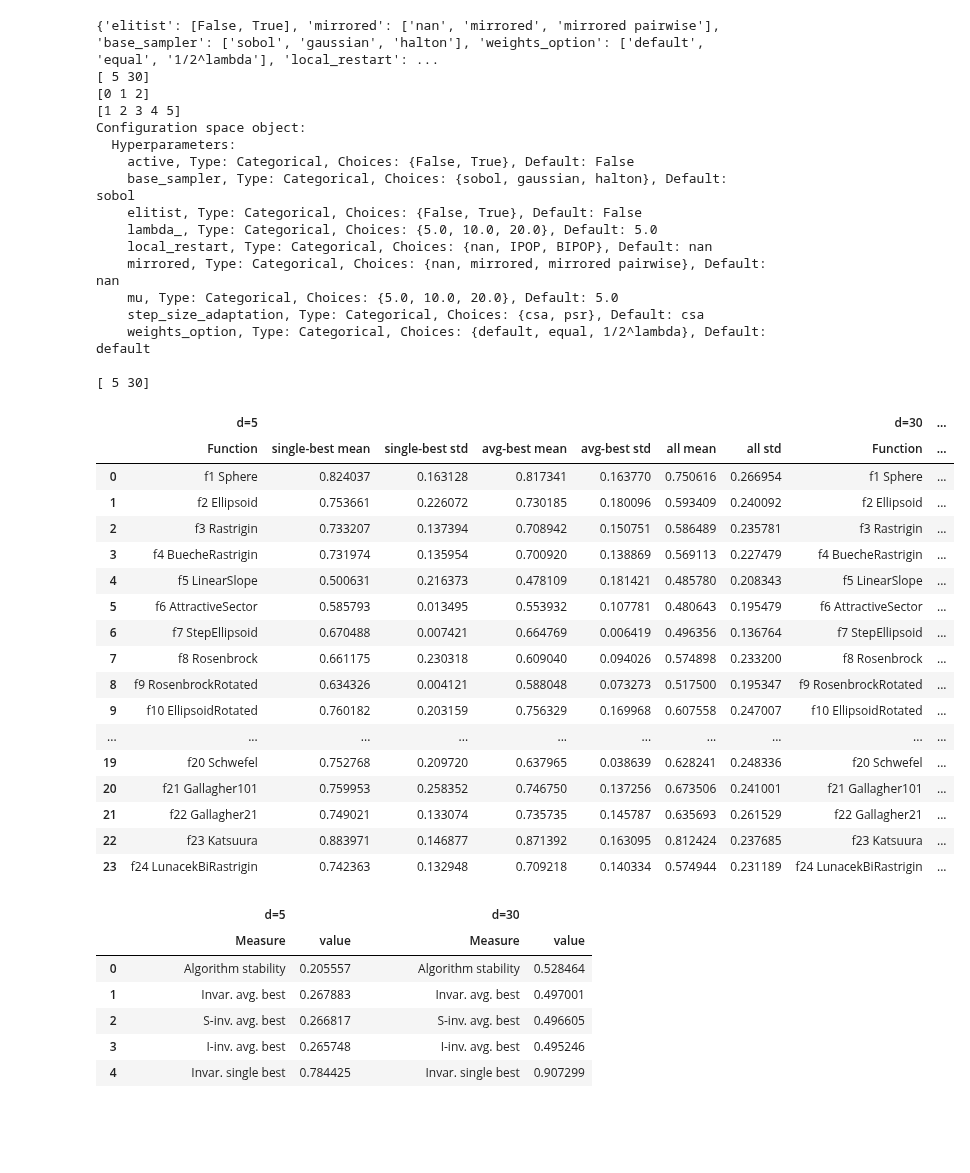
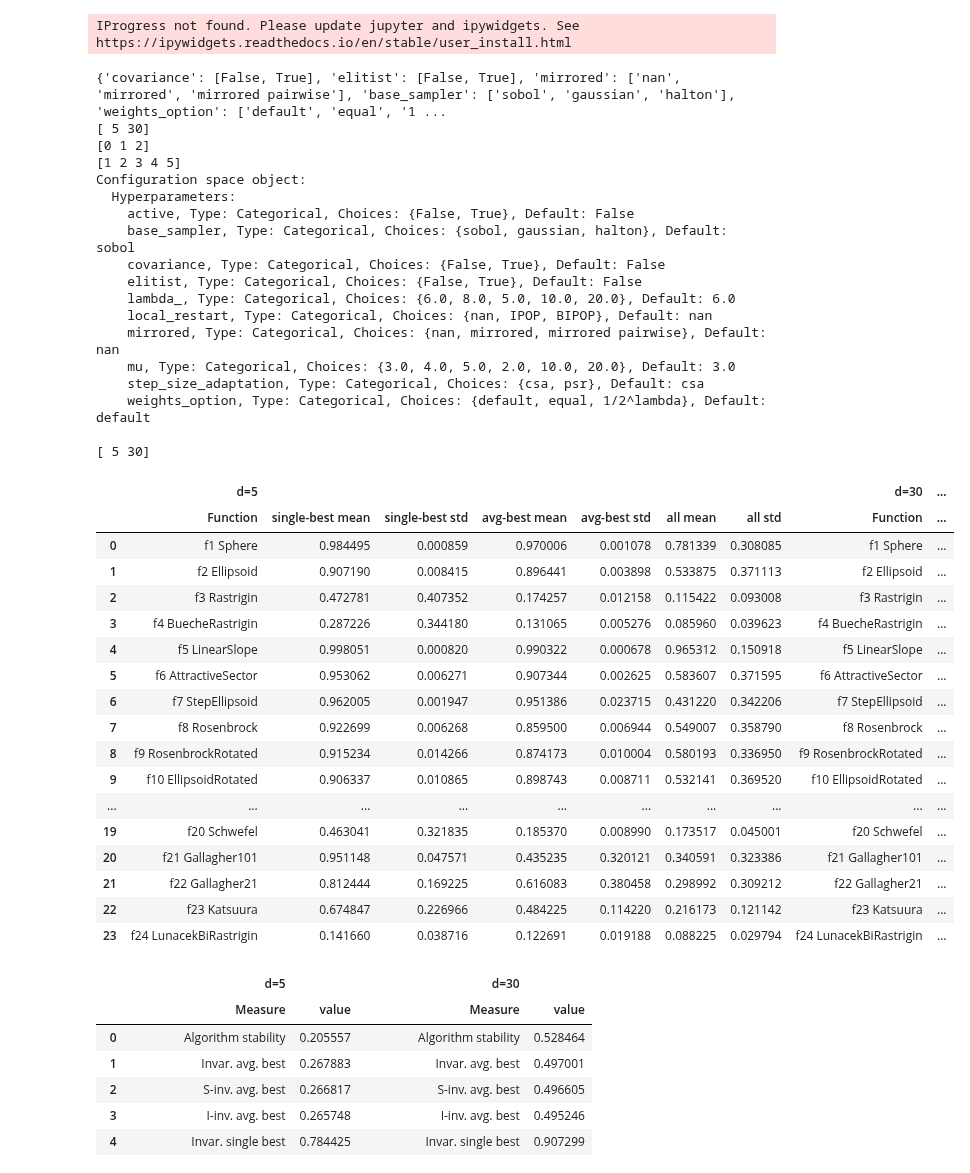
Before and after one commit to nikivanstein/ioh-explainer, a Jupyter notebook: cma_es_analyse.ipynb, the cells around one changed output. Cells and saved outputs as stored; diff of their text form; code cells hidden in the pictures; blank space fills up the shorter version.

```diff
--- a/cma_es_analyse.ipynb
+++ b/cma_es_analyse.ipynb
@@ -73,11 +12,10 @@ from ConfigSpace.util import generate_grid
 from IPython.display import display
 
 
-
 data_file = "cma_final.pkl"
-features = ['elitist', 'mirrored', 'base_sampler', 'weights_option', 'local_restart', 'step_size_adaptation', 'lambda_', 'mu']
+features = ['covariance','elitist', 'mirrored', 'base_sampler', 'weights_option', 'local_restart', 'step_size_adaptation', 'lambda_', 'mu']
 df = pd.read_pickle(data_file)
-
+#dfall = dfall.drop(columns=['Unnamed: 0'])
 
 config_dict = {}
 for f in features:
@@ -85,11 +23,13 @@ for f in features:
 
 config_dict['elitist'] = [False, True]
 config_dict['active'] = [False, True]
+config_dict['covariance'] = [False, True]
 
 print(config_dict)
 print( df['dim'].unique())
 print( df['seed'].unique())
 print( df['iid'].unique())
+
 
 cs = ConfigurationSpace(config_dict)
 
@@ -99,66 +39,68 @@ cmaes_explainer = explainer(None,
                  cs ,
                  algname="mod-CMA",
                  dims = [5,30],#, 10, 20, 40
                  fids = np.arange(1,25), #,5
                  iids = df['iid'].unique(), #20
                  reps = len( df['seed'].unique()),
                  sampling_method = "grid",  #or random
                  grid_steps_dict = {},
                  sample_size = None,  #only used with random method
                  budget = 10000, #10000
                  seed = 1,
                  verbose = True)
 
 
 cmaes_explainer.load_results(data_file)
 #for feature in features:
 #    cmaes_explainer.df[feature] = cmaes_explainer.df[feature].astype("category")
 df = cmaes_explainer.performance_stats()
 display(df.style.bar(cmap='viridis'))
 
 #cmaes_explainer.plot(partial_dependence=False, best_config=False)
 #print(de_explainer.stats[5])
 #df = de_explainer.stats[5]
 #print(df.to_latex(index=False,
 #                  float_format="{:.2f}".format,
 #                  multicolumn_format = "c"
 #))
 # %% [output]
-{'elitist': [False, True], 'mirrored': ['nan', 'mirrored', 'mirrored pairwise'], 'base_sampler': ['sobol', 'gaussian', 'halton'], 'weights_option': ['default', 'equal', '1/2^lambda'], 'local_restart': ...
-[ 5 30]
-[0 1 2]
-[1 2 3 4 5]
-Configuration space object:
-  Hyperparameters:
-    active, Type: Categorical, Choices: {False, True}, Default: False
-    base_sampler, Type: Categorical, Choices: {sobol, gaussian, halton}, Default: sobol
-    elitist, Type: Categorical, Choices: {False, True}, Default: False
-    lambda_, Type: Categorical, Choices: {5.0, 10.0, 20.0}, Default: 5.0
-    local_restart, Type: Categorical, Choices: {nan, IPOP, BIPOP}, Default: nan
-    mirrored, Type: Categorical, Choices: {nan, mirrored, mirrored pairwise}, Default: nan
-    mu, Type: Categorical, Choices: {5.0, 10.0, 20.0}, Default: 5.0
-    step_size_adaptation, Type: Categorical, Choices: {csa, psr}, Default: csa
-    weights_option, Type: Categorical, Choices: {default, equal, 1/2^lambda}, Default: default
-
-[ 5 30]
+IProgress not found. Please update jupyter and ipywidgets. See https://ipywidgets.readthedocs.io/en/stable/user_install.html
+{'covariance': [False, True], 'elitist': [False, True], 'mirrored': ['nan', 'mirrored', 'mirrored pairwise'], 'base_sampler': ['sobol', 'gaussian', 'halton'], 'weights_option': ['default', 'equal', '1 ...
+[ 5 30]
+[0 1 2]
+[1 2 3 4 5]
+Configuration space object:
+  Hyperparameters:
+    active, Type: Categorical, Choices: {False, True}, Default: False
+    base_sampler, Type: Categorical, Choices: {sobol, gaussian, halton}, Default: sobol
+    covariance, Type: Categorical, Choices: {False, True}, Default: False
+    elitist, Type: Categorical, Choices: {False, True}, Default: False
+    lambda_, Type: Categorical, Choices: {6.0, 8.0, 5.0, 10.0, 20.0}, Default: 6.0
+    local_restart, Type: Categorical, Choices: {nan, IPOP, BIPOP}, Default: nan
+    mirrored, Type: Categorical, Choices: {nan, mirrored, mirrored pairwise}, Default: nan
+    mu, Type: Categorical, Choices: {3.0, 4.0, 5.0, 2.0, 10.0, 20.0}, Default: 3.0
+    step_size_adaptation, Type: Categorical, Choices: {csa, psr}, Default: csa
+    weights_option, Type: Categorical, Choices: {default, equal, 1/2^lambda}, Default: default
+
+[ 5 30]
 |  | d=5 |  |  |  |  |  |  | d=30 | ... |
 |  | Function | single-best mean | single-best std | avg-best mean | avg-best std | all mean | all std | Function | ... |
-| 0 | f1 Sphere | 0.824037 | 0.163128 | 0.817341 | 0.163770 | 0.750616 | 0.266954 | f1 Sphere | ... |
-| 1 | f2 Ellipsoid | 0.753661 | 0.226072 | 0.730185 | 0.180096 | 0.593409 | 0.240092 | f2 Ellipsoid | ... |
-| 2 | f3 Rastrigin | 0.733207 | 0.137394 | 0.708942 | 0.150751 | 0.586489 | 0.235781 | f3 Rastrigin | ... |
-| 3 | f4 BuecheRastrigin | 0.731974 | 0.135954 | 0.700920 | 0.138869 | 0.569113 | 0.227479 | f4 BuecheRastrigin | ... |
-| 4 | f5 LinearSlope | 0.500631 | 0.216373 | 0.478109 | 0.181421 | 0.485780 | 0.208343 | f5 LinearSlope | ... |
-| 5 | f6 AttractiveSector | 0.585793 | 0.013495 | 0.553932 | 0.107781 | 0.480643 | 0.195479 | f6 AttractiveSector | ... |
-| 6 | f7 StepEllipsoid | 0.670488 | 0.007421 | 0.664769 | 0.006419 | 0.496356 | 0.136764 | f7 StepEllipsoid | ... |
-| 7 | f8 Rosenbrock | 0.661175 | 0.230318 | 0.609040 | 0.094026 | 0.574898 | 0.233200 | f8 Rosenbrock | ... |
-| 8 | f9 RosenbrockRotated | 0.634326 | 0.004121 | 0.588048 | 0.073273 | 0.517500 | 0.195347 | f9 RosenbrockRotated | ... |
-| 9 | f10 EllipsoidRotated | 0.760182 | 0.203159 | 0.756329 | 0.169968 | 0.607558 | 0.247007 | f10 EllipsoidRotated | ... |
+| 0 | f1 Sphere | 0.984495 | 0.000859 | 0.970006 | 0.001078 | 0.781339 | 0.308085 | f1 Sphere | ... |
+| 1 | f2 Ellipsoid | 0.907190 | 0.008415 | 0.896441 | 0.003898 | 0.533875 | 0.371113 | f2 Ellipsoid | ... |
+| 2 | f3 Rastrigin | 0.472781 | 0.407352 | 0.174257 | 0.012158 | 0.115422 | 0.093008 | f3 Rastrigin | ... |
+| 3 | f4 BuecheRastrigin | 0.287226 | 0.344180 | 0.131065 | 0.005276 | 0.085960 | 0.039623 | f4 BuecheRastrigin | ... |
+| 4 | f5 LinearSlope | 0.998051 | 0.000820 | 0.990322 | 0.000678 | 0.965312 | 0.150918 | f5 LinearSlope | ... |
+| 5 | f6 AttractiveSector | 0.953062 | 0.006271 | 0.907344 | 0.002625 | 0.583607 | 0.371595 | f6 AttractiveSector | ... |
+| 6 | f7 StepEllipsoid | 0.962005 | 0.001947 | 0.951386 | 0.023715 | 0.431220 | 0.342206 | f7 StepEllipsoid | ... |
+| 7 | f8 Rosenbrock | 0.922699 | 0.006268 | 0.859500 | 0.006944 | 0.549007 | 0.358790 | f8 Rosenbrock | ... |
+| 8 | f9 RosenbrockRotated | 0.915234 | 0.014266 | 0.874173 | 0.010004 | 0.580193 | 0.336950 | f9 RosenbrockRotated | ... |
+| 9 | f10 EllipsoidRotated | 0.906337 | 0.010865 | 0.898743 | 0.008711 | 0.532141 | 0.369520 | f10 EllipsoidRotated | ... |
 | ... | ... | ... | ... | ... | ... | ... | ... | ... | ... |
-| 19 | f20 Schwefel | 0.752768 | 0.209720 | 0.637965 | 0.038639 | 0.628241 | 0.248336 | f20 Schwefel | ... |
-| 20 | f21 Gallagher101 | 0.759953 | 0.258352 | 0.746750 | 0.137256 | 0.673506 | 0.241001 | f21 Gallagher101 | ... |
-| 21 | f22 Gallagher21 | 0.749021 | 0.133074 | 0.735735 | 0.145787 | 0.635693 | 0.261529 | f22 Gallagher21 | ... |
-| 22 | f23 Katsuura | 0.883971 | 0.146877 | 0.871392 | 0.163095 | 0.812424 | 0.237685 | f23 Katsuura | ... |
-| 23 | f24 LunacekBiRastrigin | 0.742363 | 0.132948 | 0.709218 | 0.140334 | 0.574944 | 0.231189 | f24 LunacekBiRastrigin | ... |
+| 19 | f20 Schwefel | 0.463041 | 0.321835 | 0.185370 | 0.008990 | 0.173517 | 0.045001 | f20 Schwefel | ... |
+| 20 | f21 Gallagher101 | 0.951148 | 0.047571 | 0.435235 | 0.320121 | 0.340591 | 0.323386 | f21 Gallagher101 | ... |
+| 21 | f22 Gallagher21 | 0.812444 | 0.169225 | 0.616083 | 0.380458 | 0.298992 | 0.309212 | f22 Gallagher21 | ... |
+| 22 | f23 Katsuura | 0.674847 | 0.226966 | 0.484225 | 0.114220 | 0.216173 | 0.121142 | f23 Katsuura | ... |
+| 23 | f24 LunacekBiRastrigin | 0.141660 | 0.038716 | 0.122691 | 0.019188 | 0.088225 | 0.029794 | f24 LunacekBiRastrigin | ... |
 # %%
 from IPython.display import display
 
```
Also changed, not shown: parts of 4 cells of this notebook.
